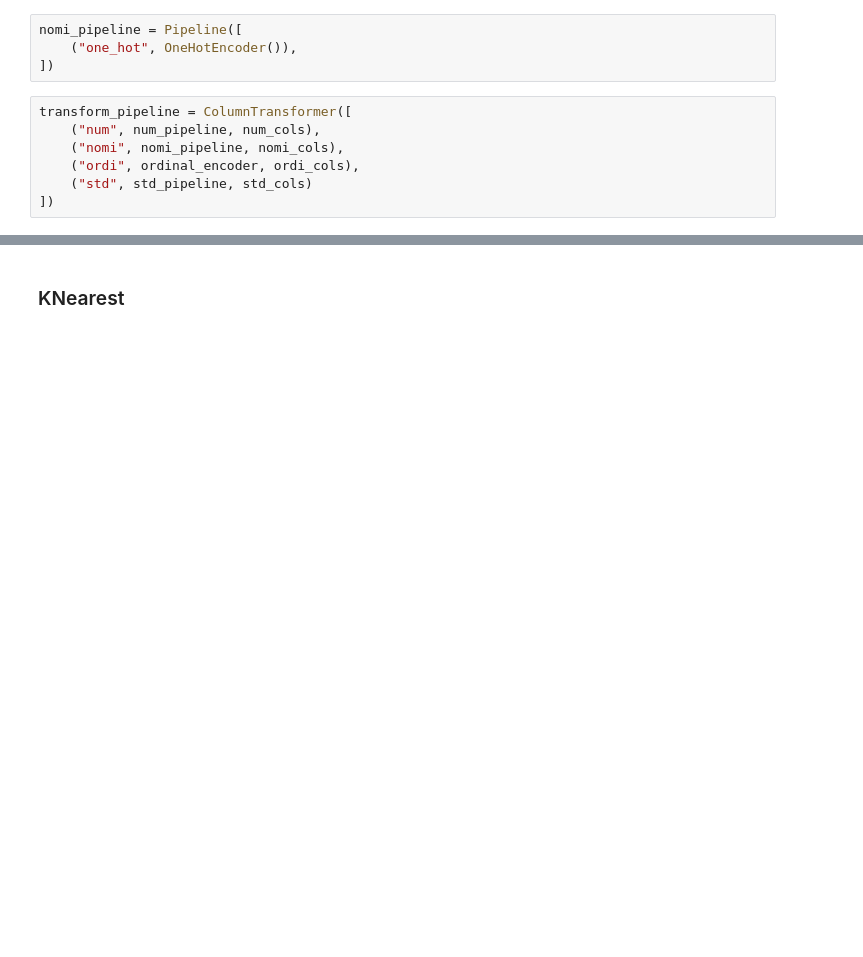
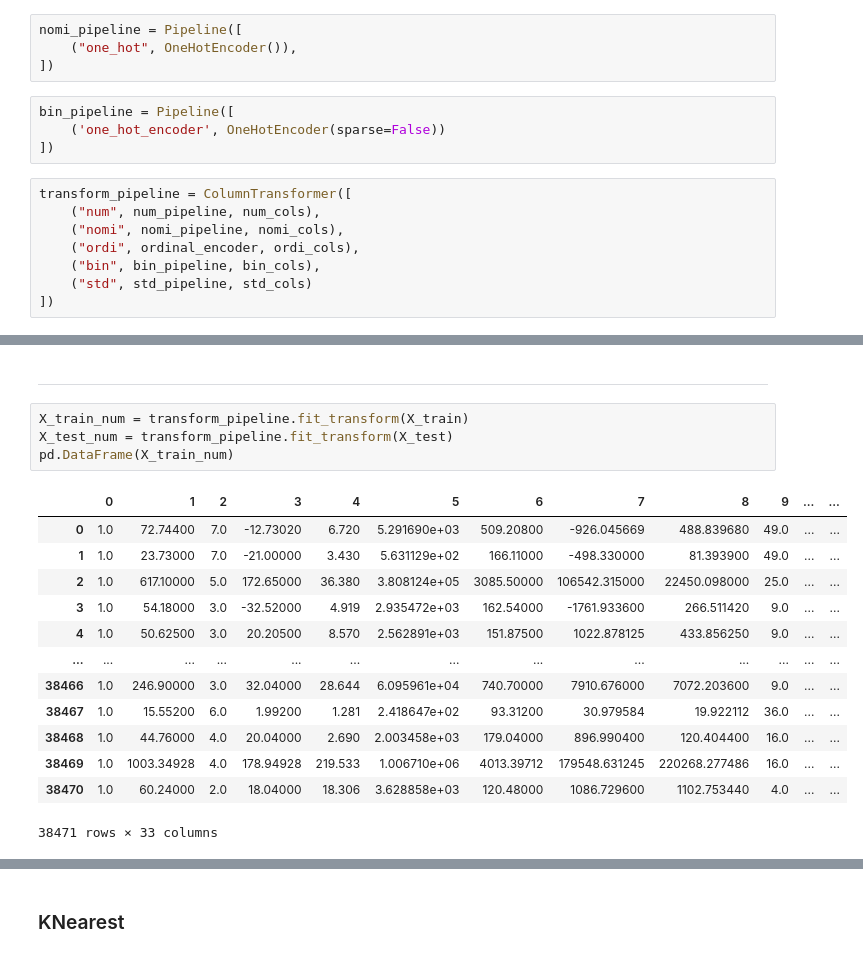
Before and after one commit to marc-ah/ml_superstore, a Jupyter notebook: scripts/feature_eng.ipynb, the cells around one changed output, grey strips where cells are left out. Cells and saved outputs as stored; diff of their text form; blank space fills up the shorter version.

```diff
--- a/scripts/feature_eng.ipynb
+++ b/scripts/feature_eng.ipynb
@@ -126,10 +135,15 @@ num_pipeline = Pipeline([
 nomi_pipeline = Pipeline([
     ("one_hot", OneHotEncoder()),
 ])
+# %%
+bin_pipeline = Pipeline([
+    ('one_hot_encoder', OneHotEncoder(sparse=False))
+])
 # %%
 transform_pipeline = ColumnTransformer([
     ("num", num_pipeline, num_cols),
     ("nomi", nomi_pipeline, nomi_cols),
     ("ordi", ordinal_encoder, ordi_cols),
+    ("bin", bin_pipeline, bin_cols),
     ("std", std_pipeline, std_cols)
 ])
@@ -135,0 +158,20 @@ transform_pipeline = ColumnTransformer([
+# %% [markdown]
+---
+# %%
+X_train_num = transform_pipeline.fit_transform(X_train)
+X_test_num = transform_pipeline.fit_transform(X_test)
+pd.DataFrame(X_train_num)
+# %% [output]
+|  | 0 | 1 | 2 | 3 | 4 | 5 | 6 | 7 | 8 | 9 | ... | ... |
+| 0 | 1.0 | 72.74400 | 7.0 | -12.73020 | 6.720 | 5.291690e+03 | 509.20800 | -926.045669 | 488.839680 | 49.0 | ... | ... |
+| 1 | 1.0 | 23.73000 | 7.0 | -21.00000 | 3.430 | 5.631129e+02 | 166.11000 | -498.330000 | 81.393900 | 49.0 | ... | ... |
+| 2 | 1.0 | 617.10000 | 5.0 | 172.65000 | 36.380 | 3.808124e+05 | 3085.50000 | 106542.315000 | 22450.098000 | 25.0 | ... | ... |
+| 3 | 1.0 | 54.18000 | 3.0 | -32.52000 | 4.919 | 2.935472e+03 | 162.54000 | -1761.933600 | 266.511420 | 9.0 | ... | ... |
+| 4 | 1.0 | 50.62500 | 3.0 | 20.20500 | 8.570 | 2.562891e+03 | 151.87500 | 1022.878125 | 433.856250 | 9.0 | ... | ... |
+| ... | ... | ... | ... | ... | ... | ... | ... | ... | ... | ... | ... | ... |
+| 38466 | 1.0 | 246.90000 | 3.0 | 32.04000 | 28.644 | 6.095961e+04 | 740.70000 | 7910.676000 | 7072.203600 | 9.0 | ... | ... |
+| 38467 | 1.0 | 15.55200 | 6.0 | 1.99200 | 1.281 | 2.418647e+02 | 93.31200 | 30.979584 | 19.922112 | 36.0 | ... | ... |
+| 38468 | 1.0 | 44.76000 | 4.0 | 20.04000 | 2.690 | 2.003458e+03 | 179.04000 | 896.990400 | 120.404400 | 16.0 | ... | ... |
+| 38469 | 1.0 | 1003.34928 | 4.0 | 178.94928 | 219.533 | 1.006710e+06 | 4013.39712 | 179548.631245 | 220268.277486 | 16.0 | ... | ... |
+| 38470 | 1.0 | 60.24000 | 2.0 | 18.04000 | 18.306 | 3.628858e+03 | 120.48000 | 1086.729600 | 1102.753440 | 4.0 | ... | ... |
+38471 rows × 33 columns
```
Also changed, not shown: parts of 33 cells of this notebook, 1 other file.
